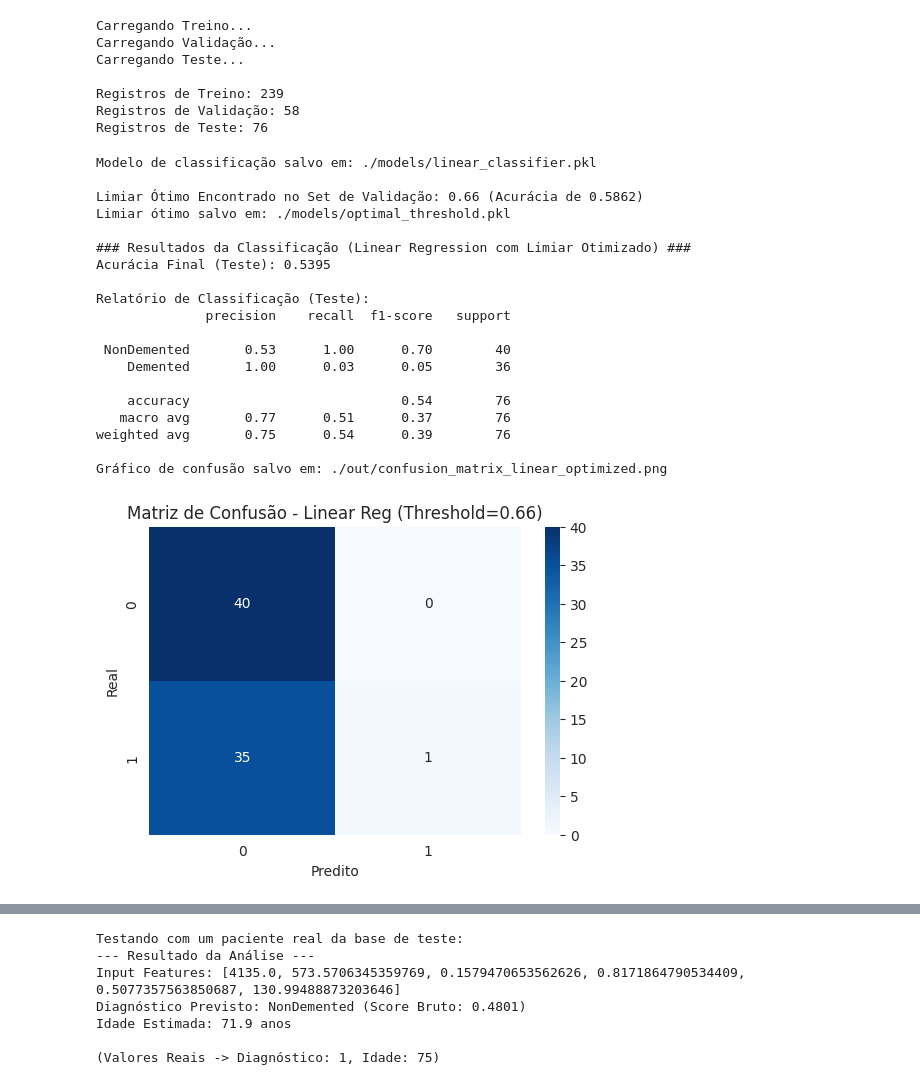
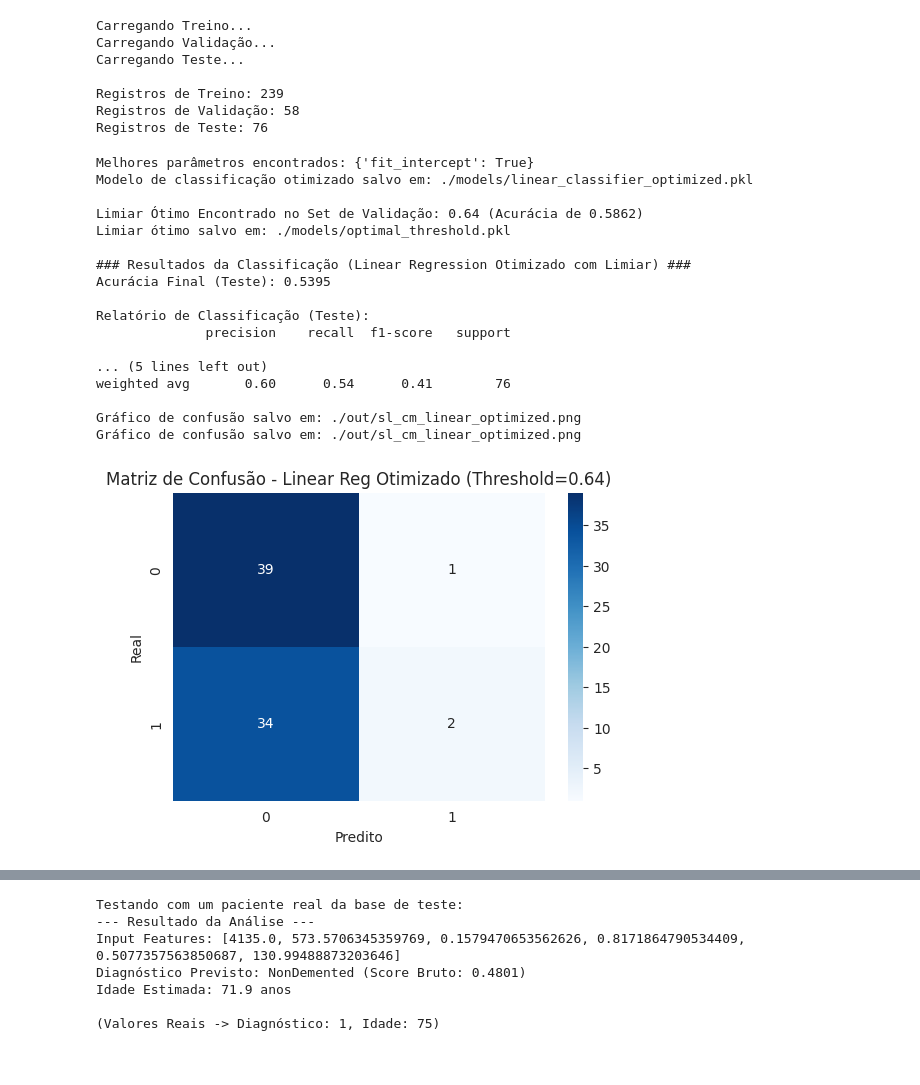
Before and after one commit to pdMiranda/PAI, a Jupyter notebook: Trabalho/src/shallow_classifier.ipynb, the cells around one changed output, grey strips where cells are left out. Saved outputs shown, nothing was run; the diff lists cells and outputs as text; code cells hidden in the pictures.

```diff
--- a/Trabalho/src/shallow_classifier.ipynb
+++ b/Trabalho/src/shallow_classifier.ipynb
@@ -73,19 +73,36 @@ Registros de Treino: 239
 Registros de Validação: 58
 Registros de Teste: 76
 # %%
-# --- TAREFA 1: CLASSIFICAÇÃO ---
+# --- TAREFA 1: CLASSIFICAÇÃO (Correção para Validação Cruzada) ---
+from sklearn.metrics import make_scorer
 
-# Instanciar e treinar o Regressor Linear
-lin_reg_classifier = LinearRegression()
-lin_reg_classifier.fit(X_train, y_class_train)
+# Função personalizada para calcular a acurácia com previsões contínuas
+def custom_accuracy(y_true, y_pred):
+    y_pred_binary = [1 if val >= 0.5 else 0 for val in y_pred]  # Converter para binário
+    return accuracy_score(y_true, y_pred_binary)
+
+# Criar um scorer personalizado
+custom_scorer = make_scorer(custom_accuracy)
+
+# Ajuste de Hiperparâmetros com GridSearchCV usando o scorer personalizado
+param_grid = {
+    'fit_intercept': [True, False]
+}
+
+grid_search = GridSearchCV(lin_reg_classifier, param_grid, scoring=custom_scorer, cv=5)
+grid_search.fit(X_train_selected, y_class_train)
+
+# Melhor modelo encontrado
+best_lin_reg_classifier = grid_search.best_estimator_
+print(f"Melhores parâmetros encontrados: {grid_search.best_params_}")
 
 # Salvar o modelo
-modelo_path_class = os.path.join(caminho_modelo, 'linear_classifier.pkl')
-joblib.dump(lin_reg_classifier, modelo_path_class)
-print(f"Modelo de classificação salvo em: {modelo_path_class}")
+modelo_path_class = os.path.join(caminho_modelo, 'linear_classifier_optimized.pkl')
+joblib.dump(best_lin_reg_classifier, modelo_path_class)
+print(f"Modelo de classificação otimizado salvo em: {modelo_path_class}")
 
-# Predição
-raw_predictions_val = lin_reg_classifier.predict(X_val)
+# Predição no conjunto de validação
+raw_predictions_val = best_lin_reg_classifier.predict(X_val_selected)
 best_threshold = 0.5
 best_accuracy = 0
 
@@ -109,49 +126,47 @@ print(f"Limiar ótimo salvo em: {threshold_path}")
 # ----------------------------------------------
 # 2. Avaliação Final no Set de Teste com o Limiar Ótimo
 # ----------------------------------------------
-raw_predictions_test = lin_reg_classifier.predict(X_test)
+raw_predictions_test = best_lin_reg_classifier.predict(X_test_selected)
 class_predictions_test = [1 if val >= best_threshold else 0 for val in raw_predictions_test]
 
 # Avaliação
-print("\n### Resultados da Classificação (Linear Regression com Limiar Otimizado) ###")
+print("\n### Resultados da Classificação (Linear Regression Otimizado com Limiar) ###")
 print(f"Acurácia Final (Teste): {accuracy_score(y_class_test, class_predictions_test):.4f}")
 print("\nRelatório de Classificação (Teste):")
 print(classification_report(y_class_test, class_predictions_test, target_names=['NonDemented', 'Demented']))
 
 # Matriz de Confusão e Salvamento da Imagem
 plt.figure(figsize=(6, 4))
 sns.heatmap(confusion_matrix(y_class_test, class_predictions_test), annot=True, fmt='d', cmap='Blues')
-plt.title(f'Matriz de Confusão - Linear Reg (Threshold={best_threshold:.2f})')
+plt.title(f'Matriz de Confusão - Linear Reg Otimizado (Threshold={best_threshold:.2f})')
 plt.ylabel('Real')
 plt.xlabel('Predito')
 
 # Salvar imagem
-img_path_class = os.path.join(caminho_saida, 'sl_cm_linear.png')
+img_path_class = os.path.join(caminho_saida, 'sl_cm_linear_optimized.png')
 plt.savefig(img_path_class, dpi=300, bbox_inches='tight')
 print(f"Gráfico de confusão salvo em: {img_path_class}")
 
 plt.show()
 # %% [output]
-Modelo de classificação salvo em: ./models/linear_classifier.pkl
+Melhores parâmetros encontrados: {'fit_intercept': True}
+Modelo de classificação otimizado salvo em: ./models/linear_classifier_optimized.pkl
 
-Limiar Ótimo Encontrado no Set de Validação: 0.66 (Acurácia de 0.5862)
+Limiar Ótimo Encontrado no Set de Validação: 0.64 (Acurácia de 0.5862)
 Limiar ótimo salvo em: ./models/optimal_threshold.pkl
 
-### Resultados da Classificação (Linear Regression com Limiar Otimizado) ###
+### Resultados da Classificação (Linear Regression Otimizado com Limiar) ###
 Acurácia Final (Teste): 0.5395
 
 Relatório de Classificação (Teste):
               precision    recall  f1-score   support
 
- NonDemented       0.53      1.00      0.70        40
-    Demented       1.00      0.03      0.05        36
+... (5 lines left out)
+weighted avg       0.60      0.54      0.41        76
 
-    accuracy                           0.54        76
-   macro avg       0.77      0.51      0.37        76
-weighted avg       0.75      0.54      0.39        76
-
-Gráfico de confusão salvo em: ./out/confusion_matrix_linear_optimized.png
+Gráfico de confusão salvo em: ./out/sl_cm_linear_optimized.png
+Gráfico de confusão salvo em: ./out/sl_cm_linear_optimized.png
-[figure, old version]
+[figure, new version]
 # %%
 # CÉLULA 4: Regressão (Salvar Gráfico e Modelo)
 
```
Also changed, not shown: parts of 1 cell of this notebook, 10 other files.
